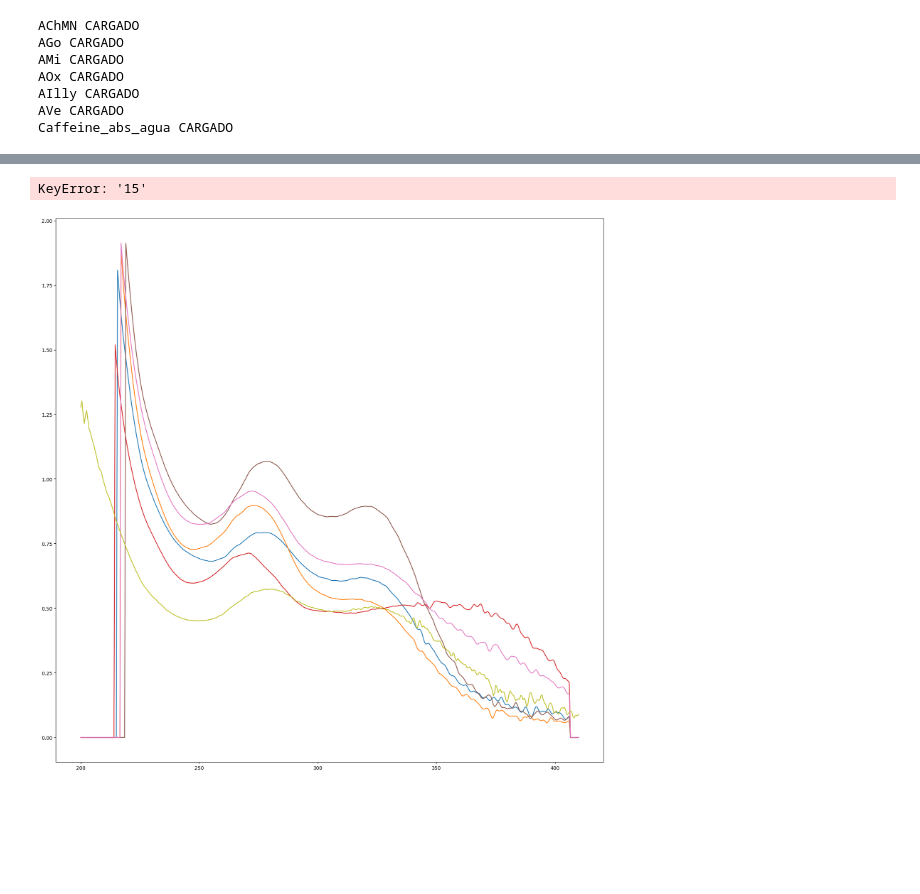
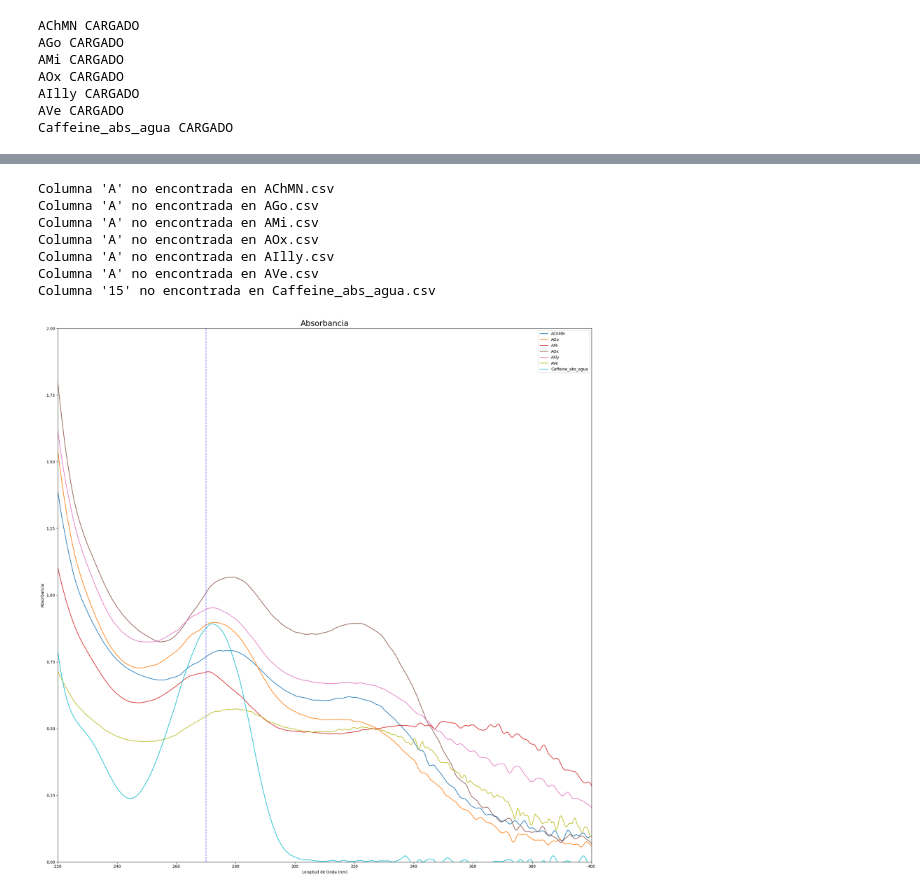
Before and after one commit to jazoro911/CafeLab, a Jupyter notebook: Liz/Proyects/Abs-agua.ipynb, the cells around one changed output, grey strips where cells are left out. Saved outputs shown, nothing was run; the diff lists cells and outputs as text; code cells hidden in the pictures; blank space fills up the shorter version.

```diff
--- a/Liz/Proyects/Abs-agua.ipynb
+++ b/Liz/Proyects/Abs-agua.ipynb
@@ -34,27 +67,43 @@ Caffeine_abs_agua CARGADO
 # %%
 # Asegúrate de que file_suffix_A y file_suffix_T sean listas
 file_suffix_A = list(file_suffix_A)
 fig = plt.figure(figsize=(20,20))
 ax1 = fig.add_subplot(1, 1, 1)
 
 cmap_A = cm.get_cmap('tab10', len(file_suffix_A))  # cambia a 'tab20' si necesitas más colores
 
 # Graficar absorbancia con colores variables (azul -> violeta)
 for i, name in enumerate(file_suffix_A):
     df = dataframes[name]
     color = cmap_A(i)  # genera un color azul-violeta distinto
-    ax1.plot(df['nm'], df['15'], color=color, label=name)
+    try:
+        ax1.plot(df['nm'], df['15'], color=color, label=name)
+    except KeyError:
+        print(f"Columna '15' no encontrada en {name}.csv")
+
+    try:
+        ax1.plot(df['nm'], df['A'], color=color, label=name)
+    except KeyError:
+        print(f"Columna 'A' no encontrada en {name}.csv")
+
+
 
 ax1.set_title("Absorbancia", fontsize=20)
 ax1.set_xlabel('Longitud de Onda (nm)')
 ax1.set_ylabel('Absorbancia')
 ax1.legend(loc='upper right')
 ax1.set_ylim(0, 2)
 ax1.set_xlim(220, 400)
 ax1.axvline(x=270, color='blue', linestyle='--', alpha=0.5,)
 
 fig.tight_layout()
 plt.show()
 # %% [output]
-KeyError: '15'
+Columna 'A' no encontrada en AChMN.csv
+Columna 'A' no encontrada en AGo.csv
+Columna 'A' no encontrada en AMi.csv
+Columna 'A' no encontrada en AOx.csv
+Columna 'A' no encontrada en AIlly.csv
+Columna 'A' no encontrada en AVe.csv
+Columna '15' no encontrada en Caffeine_abs_agua.csv
-[figure, old version]
+[figure, new version]
```
Also changed, not shown: parts of 2 cells of this notebook, 1 other file.
